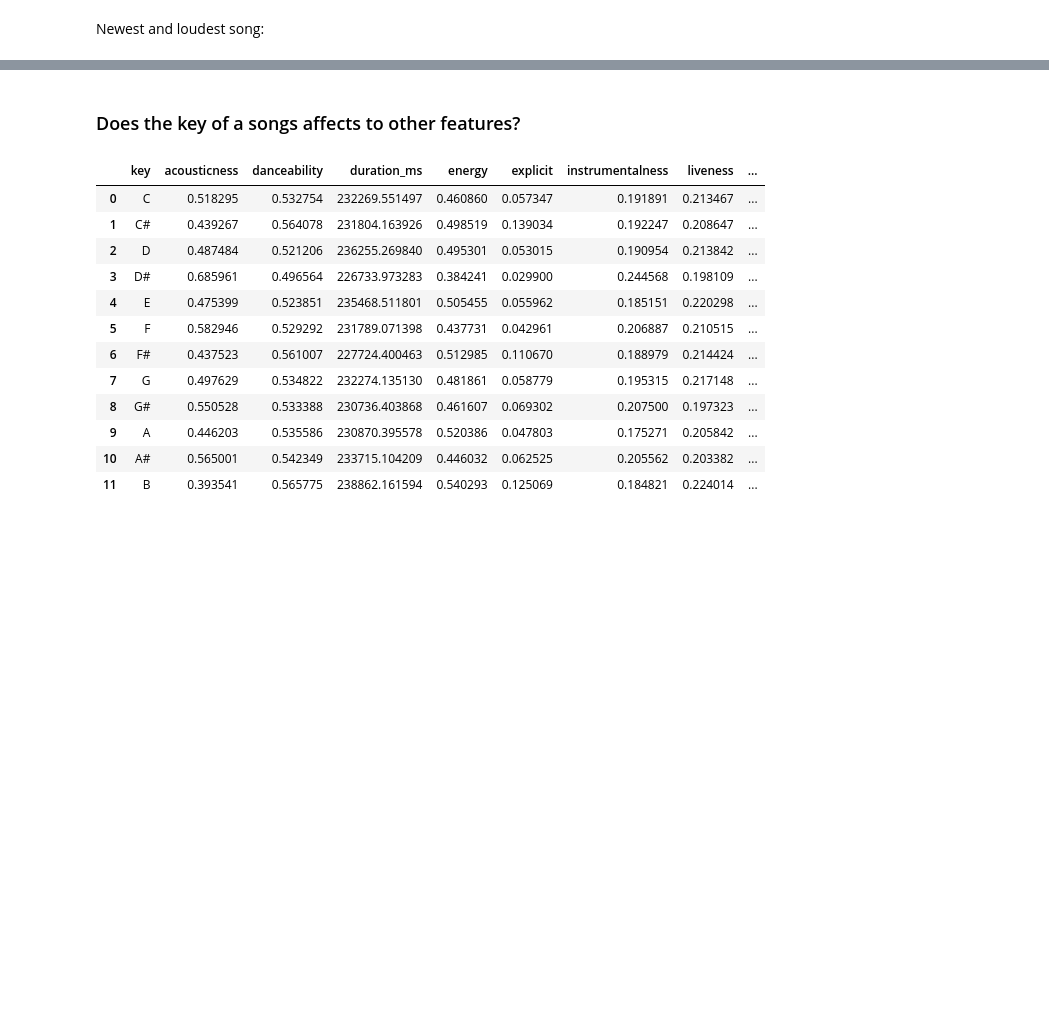
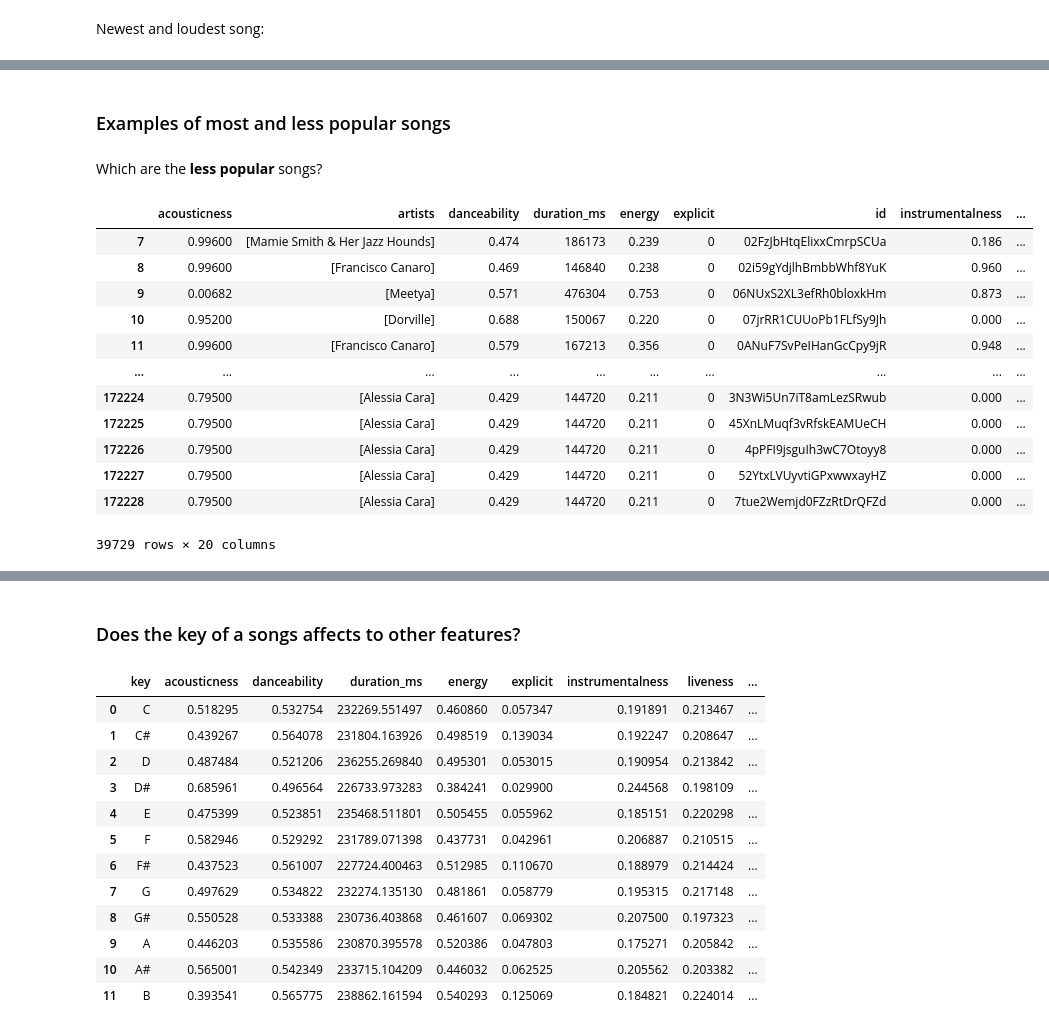
Before and after one commit to AntoniaVillarino/spotify, a Jupyter notebook: Spotify_analysis.ipynb, the cells around one changed output, grey strips where cells are left out. Drawn from its saved outputs; the diff is of its cells as text; code cells hidden in the pictures; blank space fills up the shorter version.

```diff
--- a/Spotify_analysis.ipynb
+++ b/Spotify_analysis.ipynb
@@ -304,0 +225,20 @@ Name: 19865, dtype: object
+# %% [markdown]
+### Examples of most and less popular songs
+# %% [markdown]
+Which are the **less popular** songs?
+# %%
+df[df['popularity']== 0]
+# %% [output]
+|  | acousticness | artists | danceability | duration_ms | energy | explicit | id | instrumentalness | ... |
+| 7 | 0.99600 | [Mamie Smith & Her Jazz Hounds] | 0.474 | 186173 | 0.239 | 0 | 02FzJbHtqElixxCmrpSCUa | 0.186 | ... |
+| 8 | 0.99600 | [Francisco Canaro] | 0.469 | 146840 | 0.238 | 0 | 02i59gYdjlhBmbbWhf8YuK | 0.960 | ... |
+| 9 | 0.00682 | [Meetya] | 0.571 | 476304 | 0.753 | 0 | 06NUxS2XL3efRh0bloxkHm | 0.873 | ... |
+| 10 | 0.95200 | [Dorville] | 0.688 | 150067 | 0.220 | 0 | 07jrRR1CUUoPb1FLfSy9Jh | 0.000 | ... |
+| 11 | 0.99600 | [Francisco Canaro] | 0.579 | 167213 | 0.356 | 0 | 0ANuF7SvPeIHanGcCpy9jR | 0.948 | ... |
+| ... | ... | ... | ... | ... | ... | ... | ... | ... | ... |
+| 172224 | 0.79500 | [Alessia Cara] | 0.429 | 144720 | 0.211 | 0 | 3N3Wi5Un7iT8amLezSRwub | 0.000 | ... |
+| 172225 | 0.79500 | [Alessia Cara] | 0.429 | 144720 | 0.211 | 0 | 45XnLMuqf3vRfskEAMUeCH | 0.000 | ... |
+| 172226 | 0.79500 | [Alessia Cara] | 0.429 | 144720 | 0.211 | 0 | 4pPFI9jsguIh3wC7Otoyy8 | 0.000 | ... |
+| 172227 | 0.79500 | [Alessia Cara] | 0.429 | 144720 | 0.211 | 0 | 52YtxLVUyvtiGPxwwxayHZ | 0.000 | ... |
+| 172228 | 0.79500 | [Alessia Cara] | 0.429 | 144720 | 0.211 | 0 | 7tue2Wemjd0FZzRtDrQFZd | 0.000 | ... |
+39729 rows × 20 columns
```
Also changed, not shown: parts of 30 cells of this notebook.
